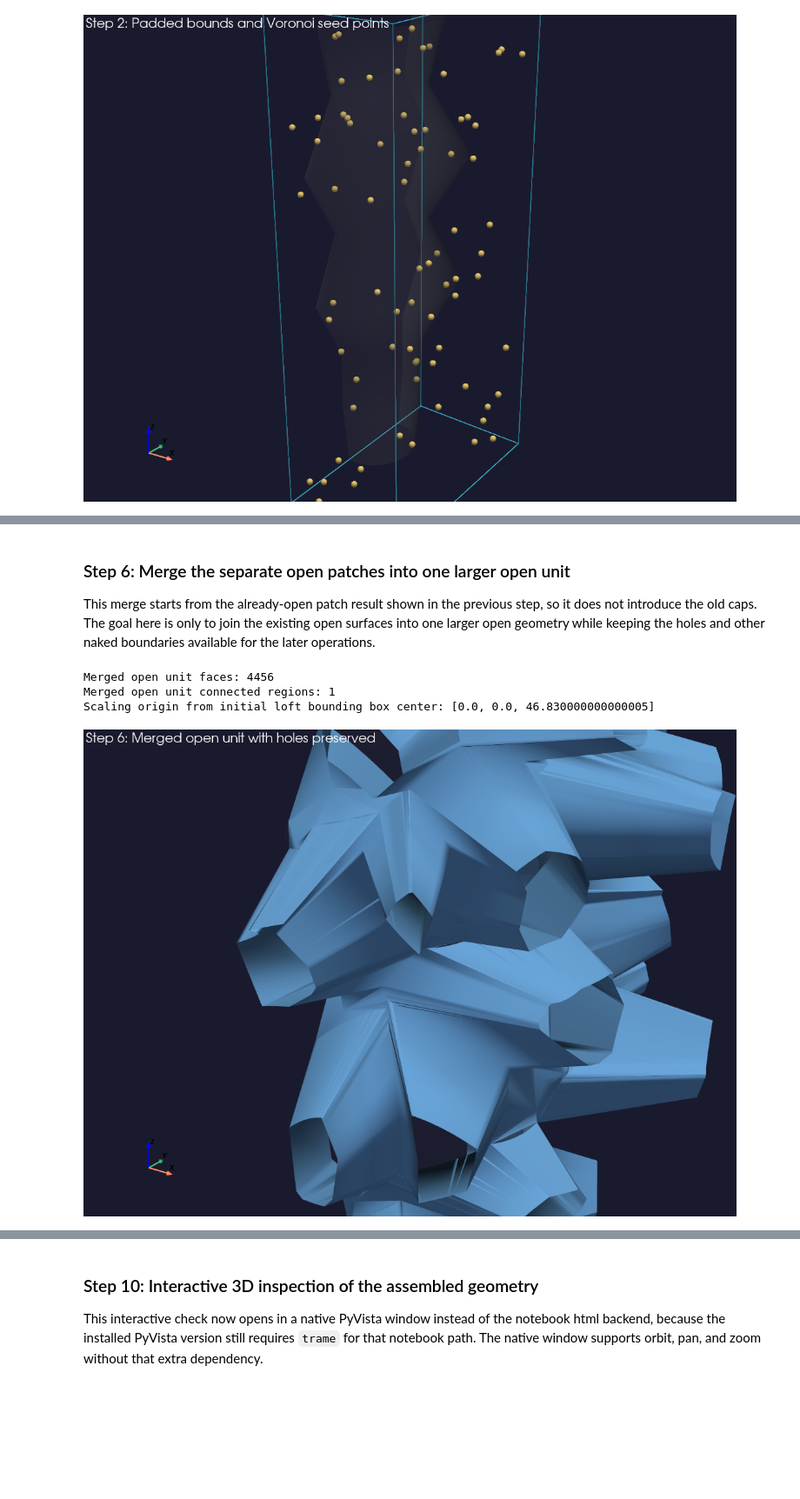
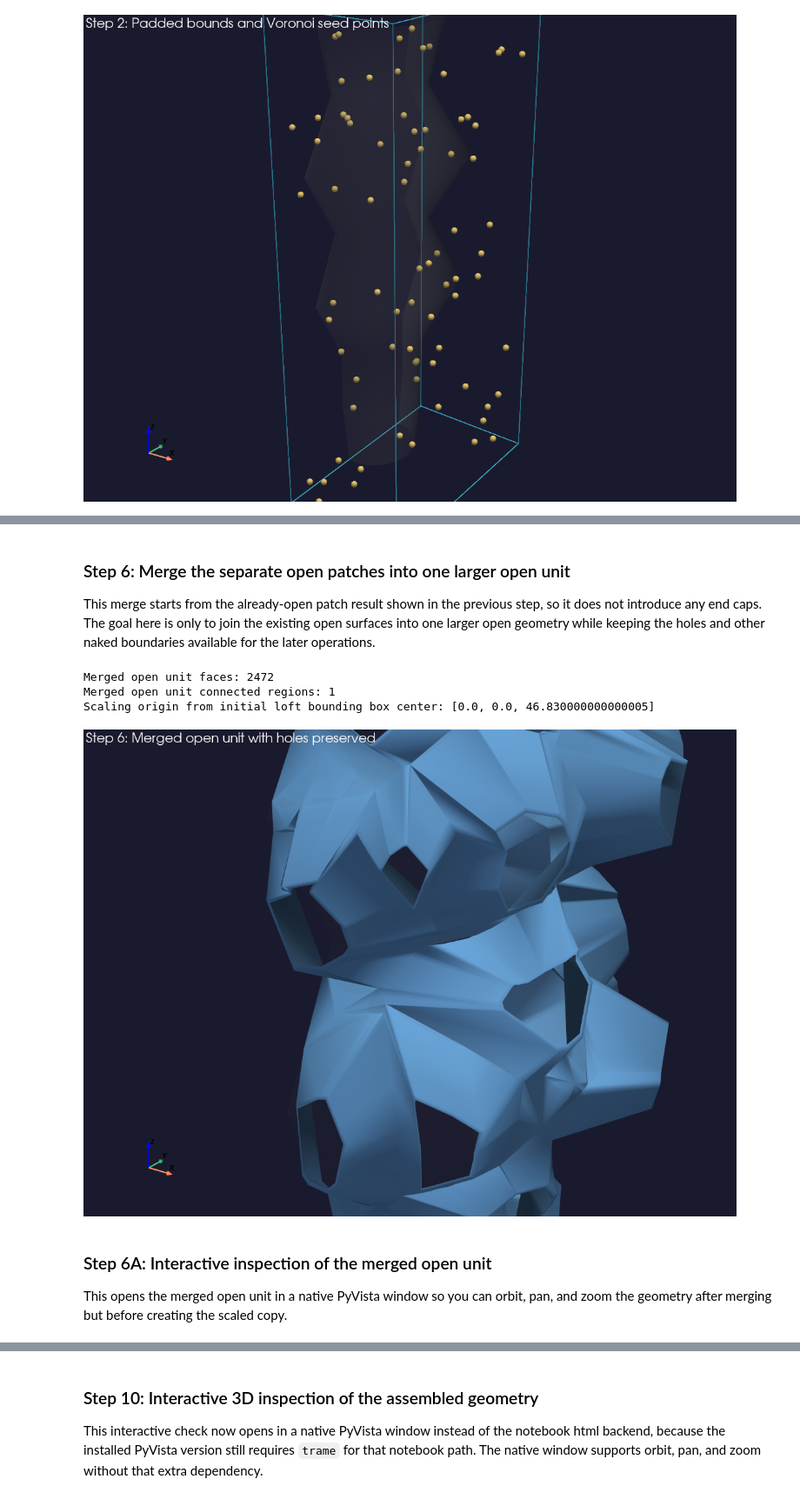
Before and after one commit to Livia-Zaharia/enhancement-geometry, a Jupyter notebook: lofted_surface_voronoi_generation.ipynb, the cells around one changed output, grey strips where cells are left out. Shown at 87% size. Cells and saved outputs as stored; diff of their text form; code cells hidden in the pictures; blank space fills up the shorter version.

Commit message:
back to polylines and removed troublesome parts-still i have to close edge

```diff
--- a/lofted_surface_voronoi_generation.ipynb
+++ b/lofted_surface_voronoi_generation.ipynb
@@ -421,6 +422,14 @@ closed_polylines, kept_polyline_indices, discarded_polyline_indices = filter_iso
     raw_closed_polylines,
     tolerance=active_surface_config.line_tolerance,
 )
+retained_intersection_polyline_count = len(closed_polylines)
+polyline_snap_tolerance = max(20.0 * active_surface_config.line_tolerance, 0.02)
+closed_polylines = rebuild_polylines_from_discontinuities(
+    closed_polylines,
+    tolerance=active_surface_config.line_tolerance,
+    discontinuity_angle_degrees=176.0,
+    neighbor_snap_tolerance=polyline_snap_tolerance,
+)
 polyline_mesh = build_polyline_mesh(closed_polylines)
 discarded_polyline_mesh = build_polyline_mesh([raw_closed_polylines[index] for index in discarded_polyline_indices])
 
@@ -428,7 +437,9 @@ print(f"Random seed points: {len(seed_points)}")
 print(f"Voronoi random seed: {active_point_config.random_seed}")
 print(f"Bounded Voronoi cells: {len(voronoi_cells)}")
 print(f"Raw surface intersection polylines: {len(raw_closed_polylines)}")
-print(f"Surface intersection polylines kept after neighbor filter: {len(closed_polylines)}")
+print(f"Surface intersection polylines kept after neighbor filter: {retained_intersection_polyline_count}")
+print(f"Rebuilt line polylines used downstream: {len(closed_polylines)}")
+print(f"Polyline snap tolerance used: {polyline_snap_tolerance:.4f}")
 print(f"Discarded isolated polylines: {len(discarded_polyline_indices)}")
 print(f"Polyline mesh lines: {polyline_mesh.n_lines}")
 # %% [output]
@@ -449,6 +462,7 @@ curve_result = analyze_and_generate_surfaces(
     small_cell_extrusion_factor=SMALL_CELL_EXTRUSION_FACTOR,
     extrusion_scale_origin=initial_loft_bbox_center,
     planar_scale_factors=(scale_x, scale_y),
+    slice_plane_x=active_surface_config.slice_origin[0],
 )
 analysis_original_polylines = [analysis.original_polyline for analysis in curve_result.analyses]
 analysis_followup_polylines = [analysis.followup_polyline for analysis in curve_result.analyses]
@@ -484,20 +498,16 @@ analysis_output_modes: list[str] = []
 for analysis in curve_result.analyses:
     if analysis.ratio >= curve_result.average_ratio:
         offset_vector = extrusion_multiplier * analysis.extrusion_base_vector
-        # Large curves become lofted side walls plus a cap.
-        moved_scaled_polyline = _scale_and_offset_polyline(
+        # Large curves now use two moved scaled polylines so the open patch is lofted in two consecutive bands.
+        staged_mesh, _, _ = _build_staged_offset_lofts(
             analysis.followup_polyline,
             center=analysis.circle_center,
             plane_u=analysis.plane_u,
             plane_v=analysis.plane_v,
-            scale_factor=0.5,
             offset_vector=offset_vector,
         )
-        moved_center = analysis.circle_center + offset_vector
-        side_mesh = _loft_between_polylines(analysis.followup_polyline, moved_scaled_polyline)
-        cap_mesh = _fan_surface_from_center(moved_center, moved_scaled_polyline[:-1])
-        analysis_preview_output_meshes.append(side_mesh)
-        analysis_output_meshes.append(side_mesh.merge(cap_mesh).clean().triangulate())
+        analysis_preview_output_meshes.append(staged_mesh)
+        analysis_output_meshes.append(staged_mesh)
         analysis_output_modes.append("large")
     else:
         offset_vector = SMALL_CELL_EXTRUSION_FACTOR * extrusion_multiplier * analysis.extrusion_base_vector
@@ -531,12 +541,12 @@ if len(extrusion_base_lengths) > 0:
     )
 if curve_result.followup_polylines:
     print(
-        f"Follow-up curve segments - min: {min(len(polyline) - 1 for polyline in curve_result.followup_polylines)}, "
+        f"Working polyline segments - min: {min(len(polyline) - 1 for polyline in curve_result.followup_polylines)}, "
         f"max: {max(len(polyline) - 1 for polyline in curve_result.followup_polylines)}, "
         f"mean: {np.mean([len(polyline) - 1 for polyline in curve_result.followup_polylines]):.1f}"
     )
 else:
-    print("Follow-up curve segments: no retained curves were generated.")
+    print("Working polyline segments: no retained curves were generated.")
 print(f"Discontinuity markers total: {len(all_discontinuity_points)}")
 
 top_count = min(8, len(sorted_indices))
@@ -1359,7 +1371,7 @@ joined_region_count = count_connected_regions(joined_unit_open_surface)
 
 show_step(
     "Step 6: Merge the separate open patches into one larger open unit",
-    "This merge starts from the already-open patch result shown in the previous step, so it does not introduce the old caps. The goal here is only to join the existing open surfaces into one larger open geometry while keeping the holes and other naked boundaries available for the later operations.",
+    "This merge starts from the already-open patch result shown in the previous step, so it does not introduce any end caps. The goal here is only to join the existing open surfaces into one larger open geometry while keeping the holes and other naked boundaries available for the later operations.",
 )
 print(f"Merged open unit faces: {joined_unit_open_surface.n_cells}")
 print(f"Merged open unit connected regions: {joined_region_count}")
@@ -1395,36 +1407,39 @@ show_step(
 display_interactive_scene(
     title="Step 6A: Interactive merged open unit before scaling",
     bounds=joined_unit_scene_bounds,
     target=initial_loft_bbox_center,
     meshes=[
         (
             half_surface,
             {
                 "color": "#808080",
                 "opacity": 0.06,
                 "smooth_shading": True,
             },
         ),
         (
             joined_unit_open_surface,
             {
                 "color": "#72b7ff",
                 "opacity": 1.0,
                 "smooth_shading": True,
             },
         ),
     ],
     zoom_factor=1.25,
     window_size=(1300, 950),
 )
 # %% [output]
 ### Step 6: Merge the separate open patches into one larger open unit
 
-This merge starts from the already-open patch result shown in the previous step, so it does not introduce the old caps. The goal here is only to join the existing open surfaces into one larger open geometry while keeping the holes and other naked boundaries available for the later operations.
+This merge starts from the already-open patch result shown in the previous step, so it does not introduce any end caps. The goal here is only to join the existing open surfaces into one larger open geometry while keeping the holes and other naked boundaries available for the later operations.
-Merged open unit faces: 4456
+Merged open unit faces: 2472
 Merged open unit connected regions: 1
 Scaling origin from initial loft bounding box center: [0.0, 0.0, 46.830000000000005]
-[figure, old version]
+[figure, new version]
+### Step 6A: Interactive inspection of the merged open unit
+
+This opens the merged open unit in a native PyVista window so you can orbit, pan, and zoom the geometry after merging but before creating the scaled copy.
 # %%
 # Create the second open unit by scaling the merged geometry in X and Y while leaving Z unchanged.
 # The scaling pivot is the center of the initial full-loft bounding box.
```
Also changed, not shown: parts of 11 cells of this notebook, 1 other file.
